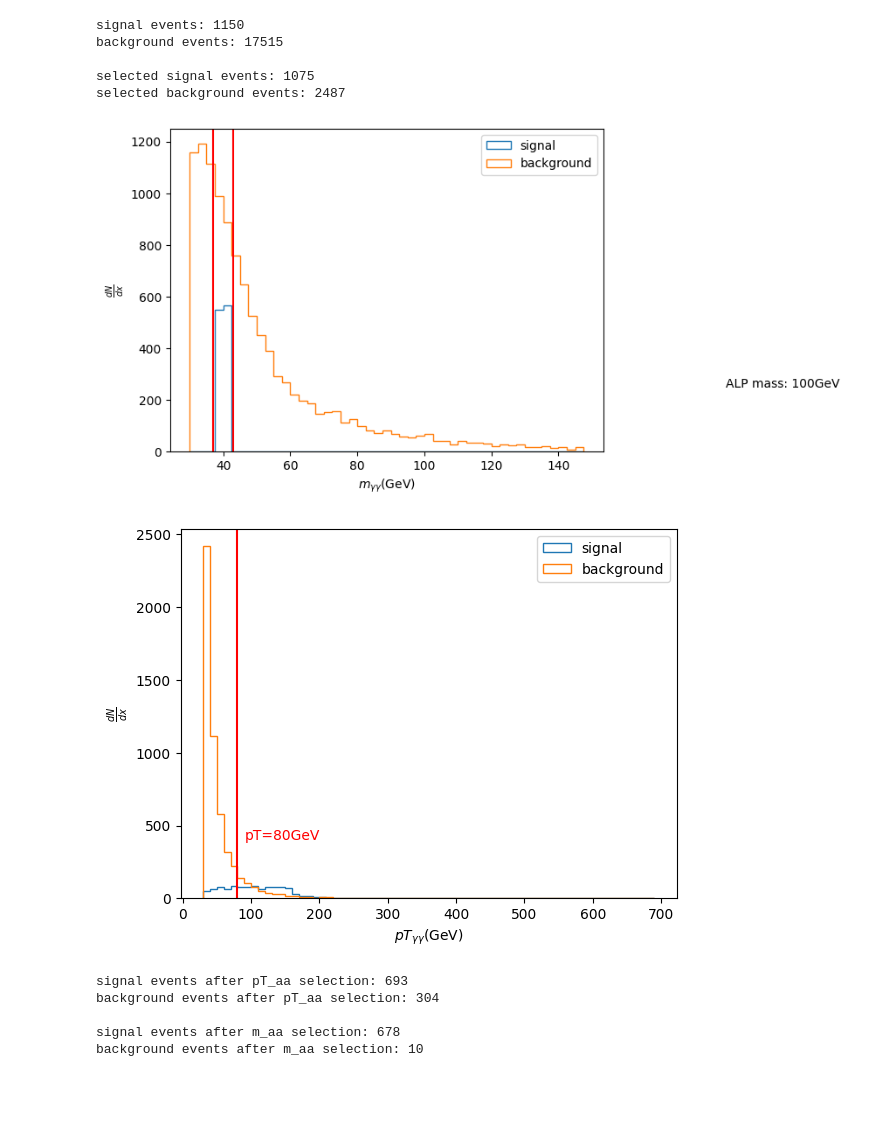
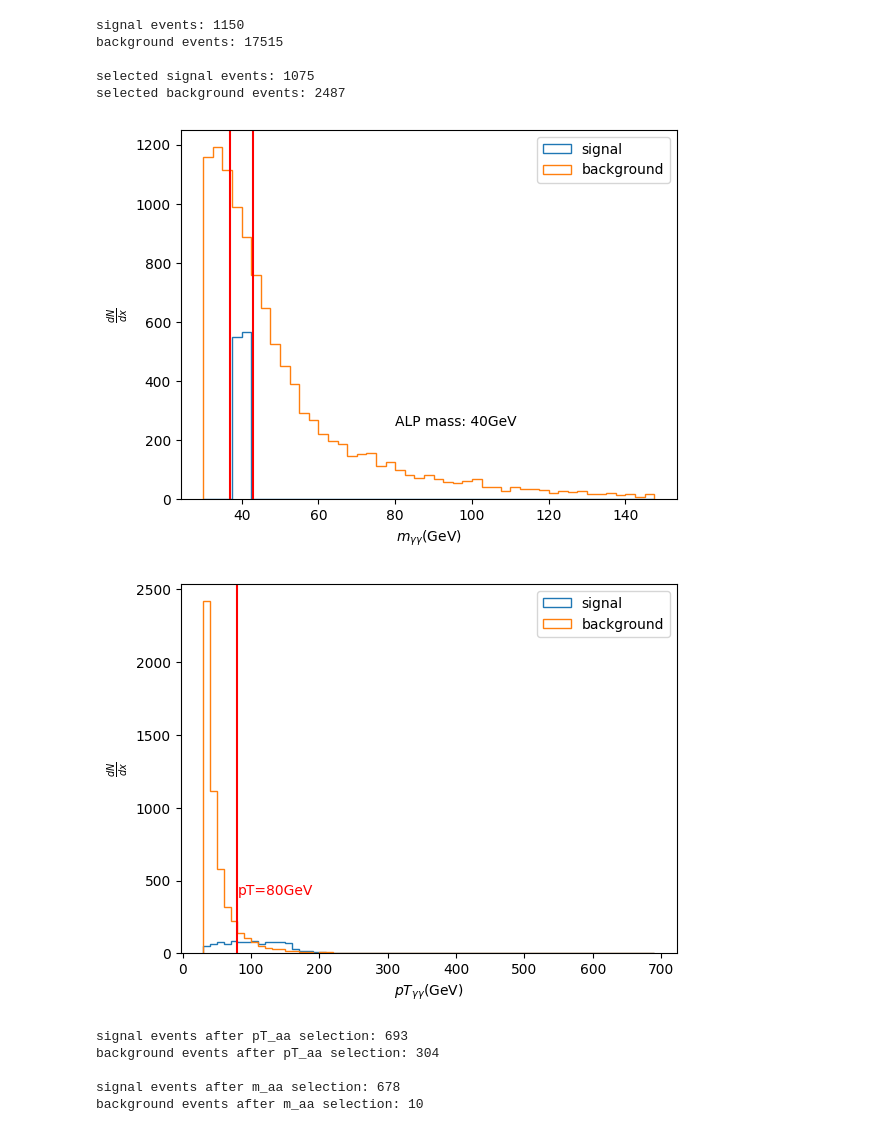
Before and after one commit to FeiChinzz/ALP_push, a Jupyter notebook: za40Selection.ipynb, the cells around one changed output. Saved outputs shown, nothing was run; the diff lists cells and outputs as text; code cells hidden in the pictures; blank space fills up the shorter version.

```diff
--- a/za40Selection.ipynb
+++ b/za40Selection.ipynb
@@ -270,37 +270,37 @@ selected background events: 2487
 sig_m_aa = []
 bg_m_aa = []
 sig_pT_aa = []
 bg_pT_aa = []
 
 m_aa(sig_electron_events, sig_m_aa, sig_pT_aa)
 m_aa(sig_muon_events, sig_m_aa, sig_pT_aa)
 
 m_aa(bg_electron_events, bg_m_aa, bg_pT_aa)
 m_aa(bg_muon_events, bg_m_aa, bg_pT_aa)
 
 bins = np.arange(30,150,2.5)
 plt.hist(sig_m_aa, bins=bins, label="signal", histtype='step')
 plt.hist(bg_m_aa, bins=bins, label="background", histtype='step')
 plt.axvline(37, color='r')
 plt.axvline(43, color='r')
 plt.xlabel(r"$m_{\gamma \gamma}$(GeV)")
 plt.ylabel(r"$\frac{dN}{dx}$")
-plt.text(190, 250,"ALP mass: 100GeV")
+plt.text(80, 250,"ALP mass: 40GeV")
 plt.legend(loc='best')
 plt.show()
 
 bins = np.arange(30,700,10)
 plt.hist(sig_pT_aa, bins=bins, label="signal", histtype='step')
 plt.hist(bg_pT_aa, bins=bins, label="background", histtype='step')
 plt.axvline(80, color='r')
-plt.text(90, 400, "pT=80GeV", color='r')
+plt.text(80, 400, "pT=80GeV", color='r')
 plt.xlabel(r"$pT_{\gamma \gamma}$(GeV)")
 plt.ylabel(r"$\frac{dN}{dx}$")
 plt.legend(loc='best')
 plt.show()
 # %% [output]
-[figure, old version]
+[figure, new version]
-[figure, old version]
+[figure, new version]
 # %%
 ##### select pT_aa #####
 
```
Also changed, not shown: parts of 4 cells of this notebook, 6 other files.
